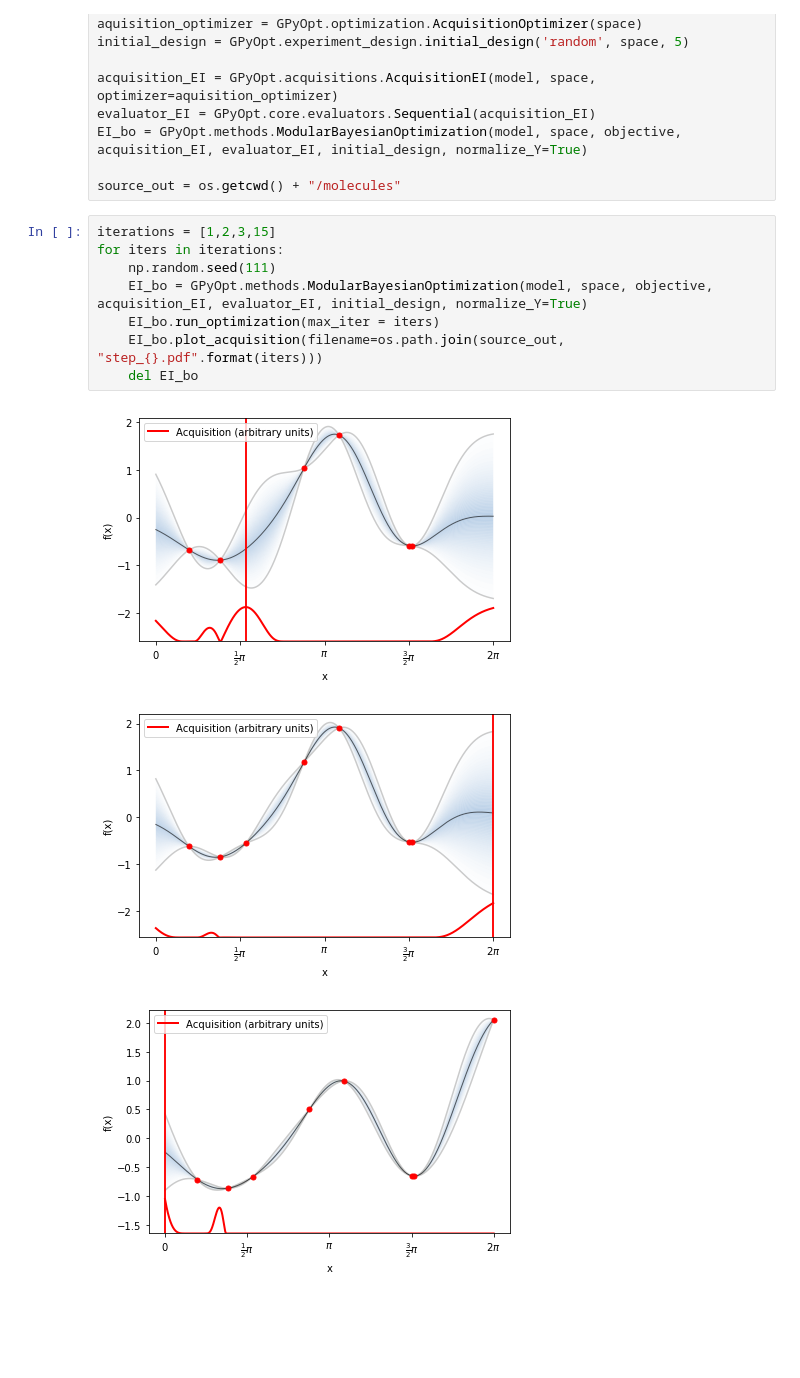
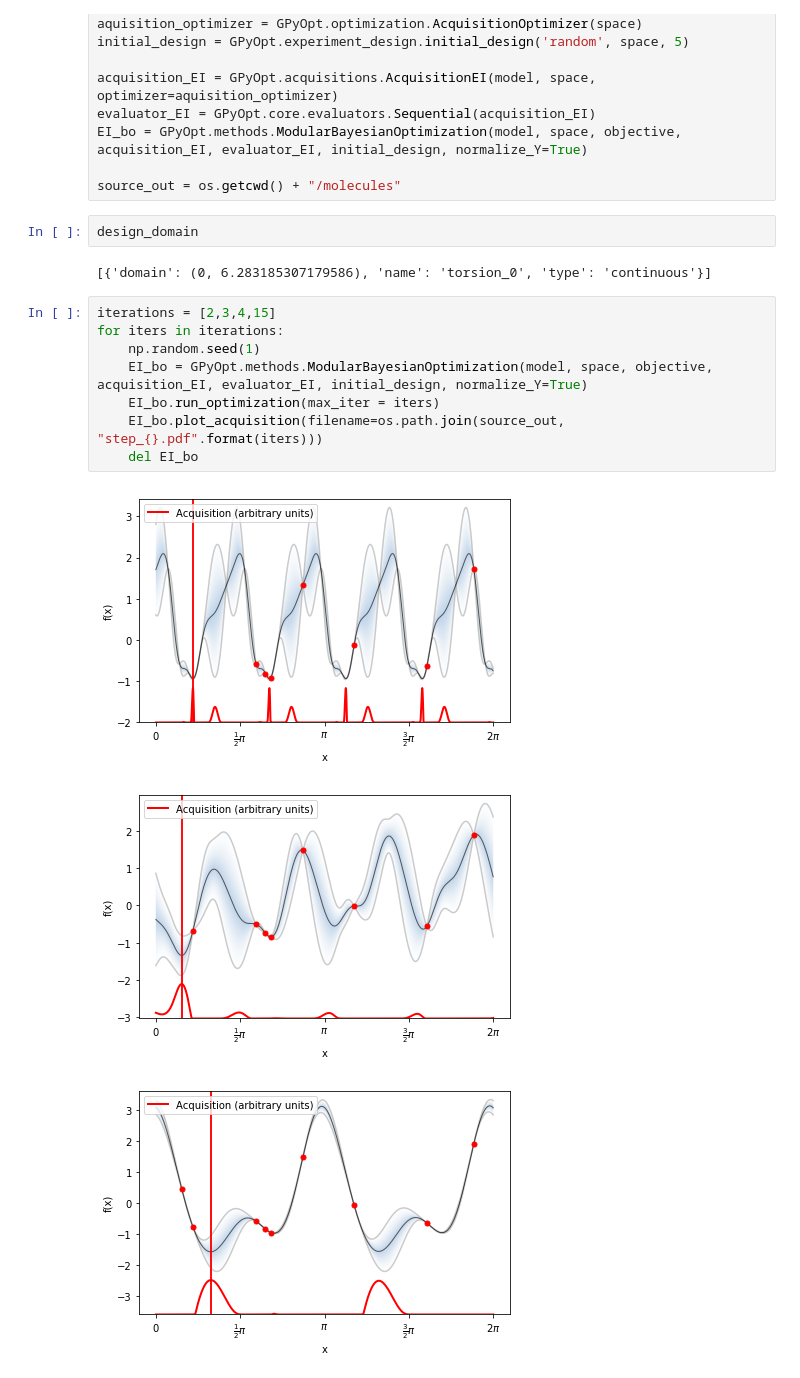
Before and after one commit to lucianlschan/Conformer-Geometry, a Jupyter notebook: Biphenyl Example.ipynb, the cells around one changed output. Saved outputs shown, nothing was run; the diff lists cells and outputs as text; blank space fills up the shorter version.

```diff
--- a/Biphenyl Example.ipynb
+++ b/Biphenyl Example.ipynb
@@ -95,15 +93,19 @@ evaluator_EI = GPyOpt.core.evaluators.Sequential(acquisition_EI)
 EI_bo = GPyOpt.methods.ModularBayesianOptimization(model, space, objective, acquisition_EI, evaluator_EI, initial_design, normalize_Y=True)
 
 source_out = os.getcwd() + "/molecules"
+# %%
+design_domain
+# %% [output]
+[{'domain': (0, 6.283185307179586), 'name': 'torsion_0', 'type': 'continuous'}]
 # %%
-iterations = [1,2,3,15]
+iterations = [2,3,4,15]
 for iters in iterations:
-    np.random.seed(111)
+    np.random.seed(1)
     EI_bo = GPyOpt.methods.ModularBayesianOptimization(model, space, objective, acquisition_EI, evaluator_EI, initial_design, normalize_Y=True)
     EI_bo.run_optimization(max_iter = iters)
     EI_bo.plot_acquisition(filename=os.path.join(source_out, "step_{}.pdf".format(iters)))
     del EI_bo
 # %% [output]
-[figure, old version]
+[figure, new version]
-[figure, old version]
+[figure, new version]
-[figure, old version]
+[figure, new version]
```
Also changed, not shown: parts of 2 cells of this notebook, 5 other files.
